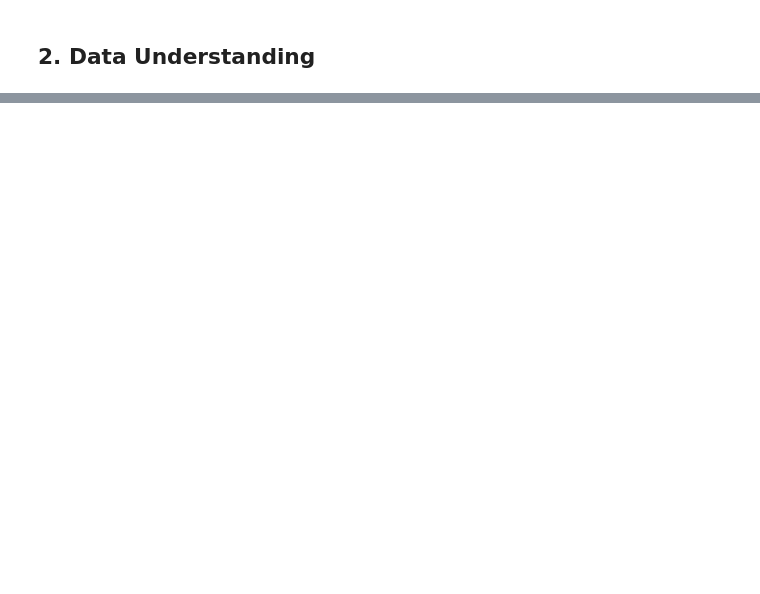
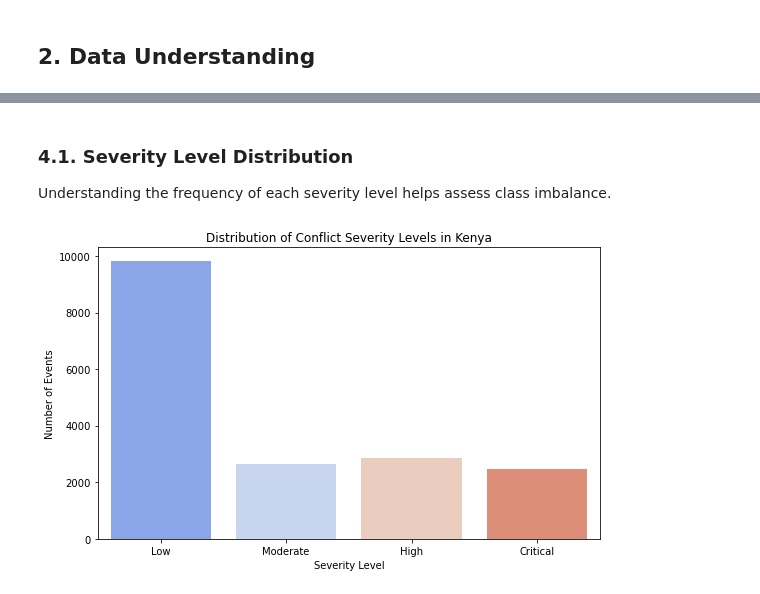
Before and after one commit to Endalkmin/conflict-event-impact-classifier, a Jupyter notebook: severity-classifier.ipynb, the cells around one changed output, grey strips where cells are left out. Cells and saved outputs as stored; diff of their text form; code cells hidden in the pictures; blank space fills up the shorter version.

Commit message:
Data preprocessing and EDA

```diff
--- a/severity-classifier.ipynb
+++ b/severity-classifier.ipynb
@@ -23,0 +185,5 @@ This project aims to build a predictive model that assesses the severity level o
+# %%
+df_kenya['civilian_targeting'] = df_kenya['civilian_targeting'].fillna('None')
+df_kenya['notes'] = df_kenya['notes'].fillna('')
+df_kenya['actor2'] = df_kenya['actor2'].fillna('Unknown')
+df_kenya['inter2'] = df_kenya['inter2'].fillna('Unknown')
@@ -23,0 +206,18 @@ This project aims to build a predictive model that assesses the severity level o
+# %%
+def community_impact_score(row):
+    score = 0
+    score += row['fatalities'] * 2
+
+    if row['civilian_targeting'] == 'Civilian targeting':
+        score += 5
+
+    if row['event_type'] in ['Violence against civilians', 'Battles', 'Explosions/Remote violence']:
+        score += 3
+
+    if 'displacement' in row['notes'].lower() or 'burnt' in row['notes'].lower():
+        score += 4
+
+    score += len(row['notes']) / 1000  # Normalize narrative length contribution
+    return score
+
+df_kenya['community_impact_score'] = df_kenya.apply(community_impact_score, axis=1)
@@ -23,0 +235,12 @@ This project aims to build a predictive model that assesses the severity level o
+# %%
+def severity_level(score):
+    if score <= 3:
+        return "Low"
+    elif score <= 6:
+        return "Moderate"
+    elif score <= 10:
+        return "High"
+    else:
+        return "Critical"
+
+df_kenya['severity_level'] = df_kenya['community_impact_score'].apply(severity_level)
@@ -25,0 +269,14 @@ This project aims to build a predictive model that assesses the severity level o
+# %% [markdown]
+### 4.1. Severity Level Distribution
+Understanding the frequency of each severity level helps assess class imbalance.
+# %%
+# Plot severity level counts
+plt.figure(figsize=(8, 5))
+sns.countplot(x='severity_level', data=df_kenya, order=['Low', 'Moderate', 'High', 'Critical'], palette='coolwarm')
+plt.title('Distribution of Conflict Severity Levels in Kenya')
+plt.xlabel('Severity Level')
+plt.ylabel('Number of Events')
+plt.tight_layout()
+plt.show()
+# %% [output]
+[figure, added]
```
Also changed, not shown: parts of 34 cells of this notebook.
